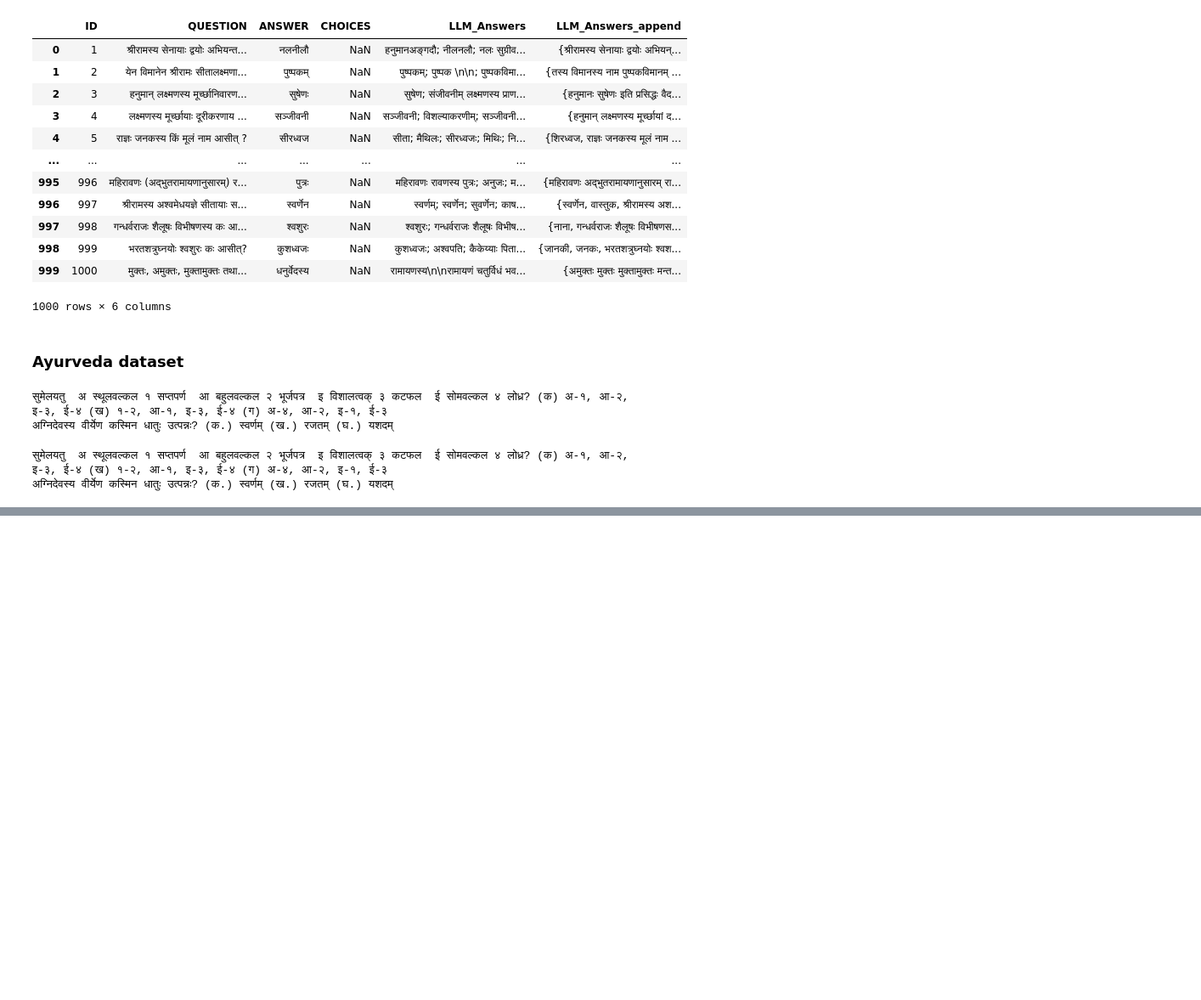
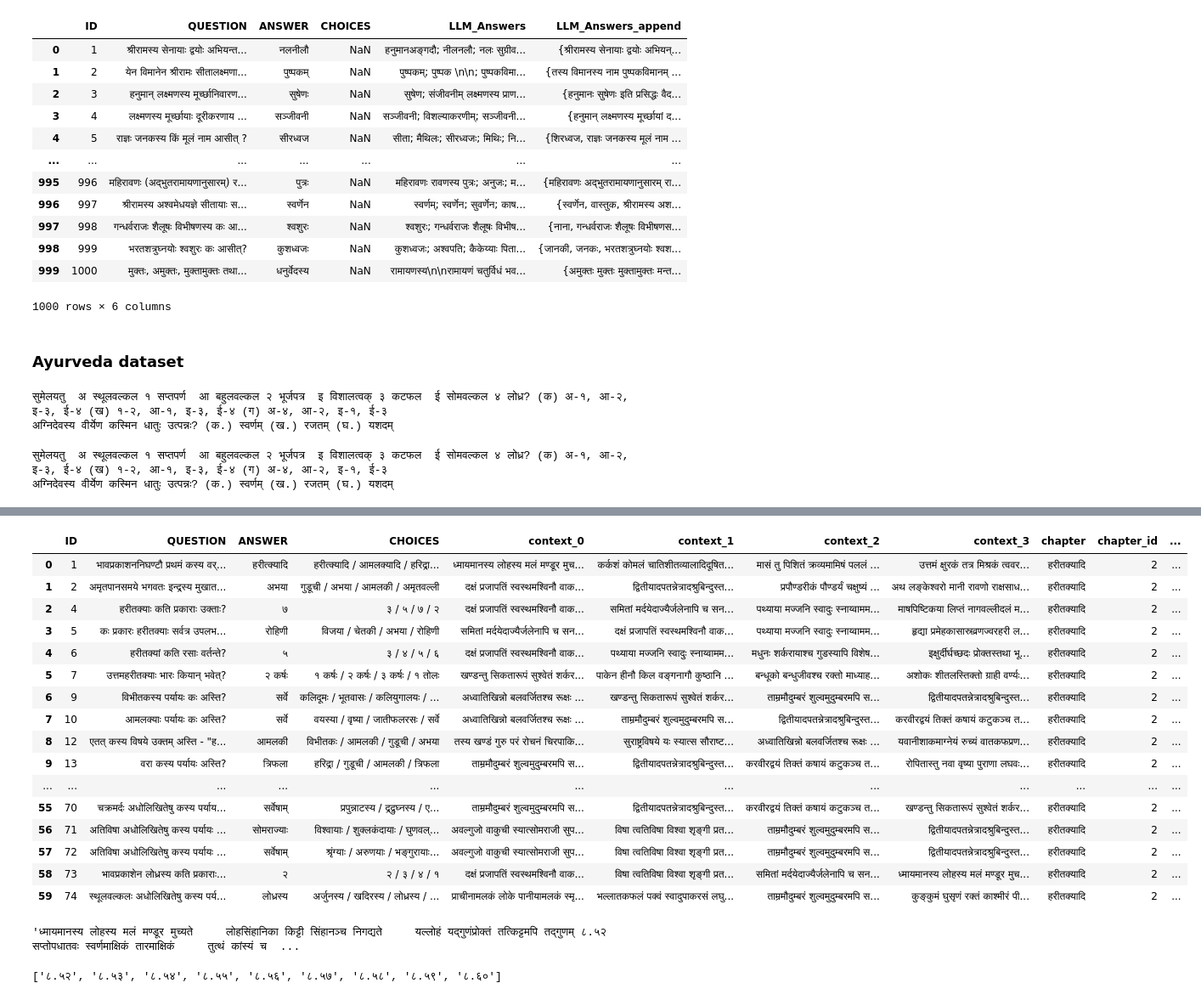
Before and after one commit to mahesh-ak/SktQA, a Jupyter notebook: Plots.ipynb, the cells around one changed output, grey strips where cells are left out. Shown at 85% size. Drawn from its saved outputs; the diff is of its cells as text; code cells hidden in the pictures; blank space fills up the shorter version.

```diff
--- a/Plots.ipynb
+++ b/Plots.ipynb
@@ -360,0 +450,67 @@ skt_df.to_csv('data/Ayurveda Amartam - Sanskrit.tsv', sep='\t', index = False)
+# %%
+chap_ids = {'हरीतक्यादि': 2,
+ ' कर्पूरादि': 3,
+ 'nan': 0,
+ 'गुडूच्यादि': 4,
+ 'धात्वादि': 8,
+ 'धान्य': 9,
+ 'शाक': 10,
+ 'मांस': 11,
+ 'वारि': 13,
+ 'दुग्ध': 14,
+ 'दधि': 15,
+ 'तक्र': 16,
+ 'नवनीत': 17,
+ 'घृत': 18,
+ 'मूत्र': 19,
+ 'तैल': 20,
+ 'सन्धान': 21,
+ 'मधु': 22,
+ 'इक्षु': 23,
+ 'भेषज विधान प्र.': 0,
+ 'धात्वादि. प्र.': 0,
+ 'स्नेहपान प्र.': 0,
+ 'पंचकर्म प्र.': 0,
+ 'धूम्रपान प्र.': 0,
+ 'रोगीपरीक्षा प्र.': 0}
+
+def corr_chapter_num(chapter_name, chapter_num):
+    if chapter_name in chap_ids and chap_ids[chapter_name]:
+        if chapter_num != '':
+            try:
+                assert(int(chapter_num) == chap_ids[chapter_name]-1)
+            except:
+                print(chapter_num, chap_ids[chapter_name]-1)
+        return str(chap_ids[chapter_name])
+    elif chapter_name == '' and chapter_num != '':
+        return str(int(chapter_num)+1)
+    else:
+        return chapter_num
+# %%
+anno_df['chapter_id'] = anno_df.apply(lambda x: corr_chapter_num(x['chapter'], x['chapter_id']), axis=1)
+# %%
+rel_df = rel_df.merge(anno_df, how='left')
+rel_df
+# %% [output]
+|  | ID | QUESTION | ANSWER | CHOICES | context_0 | context_1 | context_2 | context_3 | chapter | chapter_id | ... |
+| 0 | 1 | भावप्रकाशननिघण्टौ प्रथमं कस्य वर्... | हरीत्क्यादि | हरीत्क्यादि / आमलक्यादि / हरिद्रा... | ध्मायमानस्य लोहस्य मलं मण्डूर मुच... | कर्कशं कोमलं चातिशीतव्यालादिदूषित... | मासं तु पिशितं क्रव्यमामिषं पललं ... | उत्तमं क्षुरकं तत्र मिश्रकं त्ववर... | हरीतक्यादि | 2 | ... |
+| 1 | 2 | अमृतपानसमये भगवतः इन्द्रस्य मुखात... | अभया | गुडूची / अभया / आमलकी / अमृतवल्ली | दक्षं प्रजापतिं स्वस्थमश्विनौ वाक... | द्वितीयादपतन्नेत्रादश्रुबिन्दुस्त... | प्रपौण्डरीकं पौण्डर्यं चक्षुष्यं ... | अथ लङ्केश्वरो मानी रावणो राक्षसाध... | हरीतक्यादि | 2 | ... |
+| 2 | 4 | हरीतक्याः कति प्रकाराः उक्ताः? | ७ | ३ / ५ / ७ / २ | दक्षं प्रजापतिं स्वस्थमश्विनौ वाक... | समितां मर्दयेदाज्यैर्जलेनापि च सन... | पथ्याया मज्जनि स्वादुः स्नाय्वामम... | माषपिष्टिकया लिप्तं नागवल्लीदलं म... | हरीतक्यादि | 2 | ... |
+| 3 | 5 | कः प्रकारः हरीतक्याः सर्वत्र उपलभ... | रोहिणी | विजया / चेतकी / अभया / रोहिणी | समितां मर्दयेदाज्यैर्जलेनापि च सन... | दक्षं प्रजापतिं स्वस्थमश्विनौ वाक... | पथ्याया मज्जनि स्वादुः स्नाय्वामम... | हृद्या प्रमेहकासास्रव्रणज्वरहरी ल... | हरीतक्यादि | 2 | ... |
+| 4 | 6 | हरीतक्यां कति रसाः वर्तन्ते? | ५ | ३ / ४ / ५ / ६ | दक्षं प्रजापतिं स्वस्थमश्विनौ वाक... | पथ्याया मज्जनि स्वादुः स्नाय्वामम... | मधुनः शर्करायाश्च गुडस्यापि विशेष... | इक्षुर्दीर्घच्छदः प्रोक्तस्तथा भू... | हरीतक्यादि | 2 | ... |
+| 5 | 7 | उत्तमहरीतक्याः भारः कियान् भवेत्? | २ कर्षः | १ कर्षः / २ कर्षः / ३ कर्षः / १ तोलः | खण्डन्तु सिकतारूपं सुश्वेतं शर्कर... | पाकेन हीनौ किल वङ्गनागौ कुष्ठानि ... | बन्धूको बन्धुजीवश्च रक्तो माध्याह... | अशोकः शीतलस्तिक्तो ग्राही वर्ण्यः... | हरीतक्यादि | 2 | ... |
+| 6 | 9 | विभीतकस्य पर्यायः कः अस्ति? | सर्वे | कलिदूमः / भूतवासः / कलियुगालयः / ... | अध्वातिखिन्नो बलवर्जितश्च रूक्षः ... | खण्डन्तु सिकतारूपं सुश्वेतं शर्कर... | ताम्रमौदुम्बरं शुल्वमुदुम्बरमपि स... | द्वितीयादपतन्नेत्रादश्रुबिन्दुस्त... | हरीतक्यादि | 2 | ... |
+| 7 | 10 | आमलक्याः पर्यायः कः अस्ति? | सर्वे | वयस्या / वृष्या / जातीफलरसः / सर्वे | अध्वातिखिन्नो बलवर्जितश्च रूक्षः ... | ताम्रमौदुम्बरं शुल्वमुदुम्बरमपि स... | द्वितीयादपतन्नेत्रादश्रुबिन्दुस्त... | करवीरद्वयं तिक्तं कषायं कटुकञ्च त... | हरीतक्यादि | 2 | ... |
+| 8 | 12 | एतत् कस्य विषये उक्तम् अस्ति - "ह... | आमलकी | विभीतकः / आमलकी / गुडूची / अभया | तस्य खण्डं गुरु परं रोचनं चिरपाकि... | सुराष्ट्रविषये यः स्यात्स सौराष्ट... | अध्वातिखिन्नो बलवर्जितश्च रूक्षः ... | यवानीशाकमाग्नेयं रुच्यं वातकफप्रण... | हरीतक्यादि | 2 | ... |
+| 9 | 13 | वरा कस्य पर्यायः अस्ति? | त्रिफला | हरिद्रा / गुडूची / आमलकी / त्रिफला | ताम्रमौदुम्बरं शुल्वमुदुम्बरमपि स... | द्वितीयादपतन्नेत्रादश्रुबिन्दुस्त... | करवीरद्वयं तिक्तं कषायं कटुकञ्च त... | रोपितास्तु नवा वृष्या पुराणा लघवः... | हरीतक्यादि | 2 | ... |
+| ... | ... | ... | ... | ... | ... | ... | ... | ... | ... | ... | ... |
+| 55 | 70 | चक्रमर्दः अधोलिखितेषु कस्य पर्याय... | सर्वेषाम् | प्रपुन्नाटस्य / द्रद्रुघ्नस्य / ए... | ताम्रमौदुम्बरं शुल्वमुदुम्बरमपि स... | द्वितीयादपतन्नेत्रादश्रुबिन्दुस्त... | करवीरद्वयं तिक्तं कषायं कटुकञ्च त... | खण्डन्तु सिकतारूपं सुश्वेतं शर्कर... | हरीतक्यादि | 2 | ... |
+| 56 | 71 | अतिविषा अधोलिखितेषु कस्य पर्यायः ... | सोमराज्याः | विश्वायाः / शुक्लकंदायाः / घुणवल्... | अवल्गुजो वाकुची स्यात्सोमराजी सुप... | विषा त्वतिविषा विश्वा शृङ्गी प्रत... | ताम्रमौदुम्बरं शुल्वमुदुम्बरमपि स... | द्वितीयादपतन्नेत्रादश्रुबिन्दुस्त... | हरीतक्यादि | 2 | ... |
+| 57 | 72 | अतिविषा अधोलिखितेषु कस्य पर्यायः ... | सर्वेषाम् | श्रृंग्याः / अरुणयाः / भङ्गुरायाः... | अवल्गुजो वाकुची स्यात्सोमराजी सुप... | विषा त्वतिविषा विश्वा शृङ्गी प्रत... | ताम्रमौदुम्बरं शुल्वमुदुम्बरमपि स... | द्वितीयादपतन्नेत्रादश्रुबिन्दुस्त... | हरीतक्यादि | 2 | ... |
+| 58 | 73 | भावप्रकाशेन लोध्रस्य कति प्रकाराः... | २ | २ / ३ / ४ / १ | दक्षं प्रजापतिं स्वस्थमश्विनौ वाक... | विषा त्वतिविषा विश्वा शृङ्गी प्रत... | समितां मर्दयेदाज्यैर्जलेनापि च सन... | ध्मायमानस्य लोहस्य मलं मण्डूर मुच... | हरीतक्यादि | 2 | ... |
+| 59 | 74 | स्थूलवल्कलः अधोलिखितेषु कस्य पर्य... | लोध्रस्य | अर्जुनस्य / खदिरस्य / लोध्रस्य / ... | प्राचीनामलकं लोके पानीयामलकं स्मृ... | भल्लातकफलं पक्वं स्वादुपाकरसं लघु... | ताम्रमौदुम्बरं शुल्वमुदुम्बरमपि स... | कुङ्कुमं घुसृणं रक्तं काश्मीरं पी... | हरीतक्यादि | 2 | ... |
+# %%
+sample_txt = rel_df['context_0'][0]
+sample_txt
+# %% [output]
+'ध्मायमानस्य लोहस्य मलं मण्डूर मुच्यते     लोहसिंहानिका किट्टी सिंहानञ्च निगद्यते     यल्लोहं यद्गुणंप्रोक्तं तत्किट्टमपि तद्गुणम् ८.५२     सप्तोपधातवः स्वर्णमाक्षिकं तारमाक्षिकं     तुत्थं कांस्यं च  ...
@@ -360,0 +521,4 @@ skt_df.to_csv('data/Ayurveda Amartam - Sanskrit.tsv', sep='\t', index = False)
+# %%
+pattern.findall(sample_txt)
+# %% [output]
+['८.५२', '८.५३', '८.५४', '८.५५', '८.५६', '८.५७', '८.५८', '८.५९', '८.६०']
```
Also changed, not shown: parts of 18 cells of this notebook, 18 other files.
